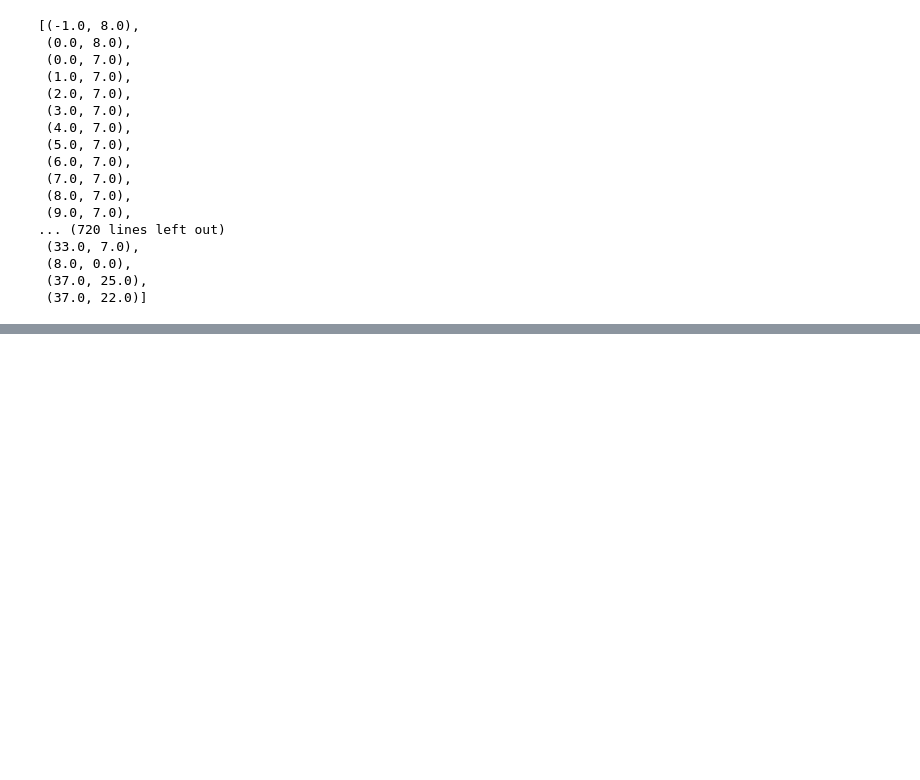
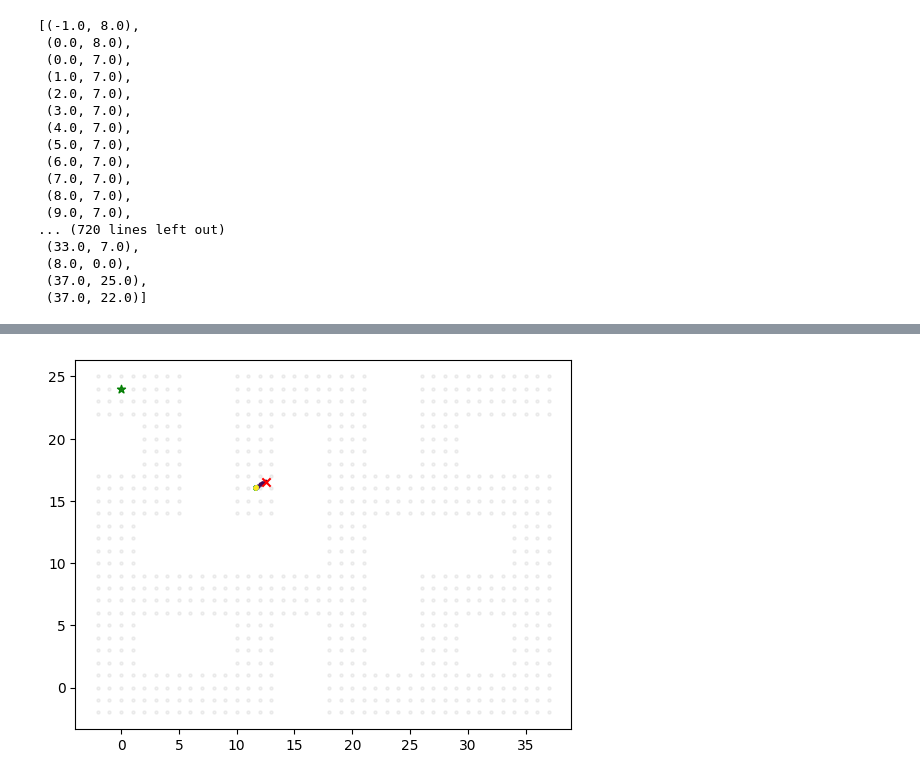
Before and after one commit to jnzhao3/horizon-reduction, a Jupyter notebook: plot_sampled_subgoals.ipynb, the cells around one changed output, grey strips where cells are left out. Saved outputs shown, nothing was run; the diff lists cells and outputs as text; code cells hidden in the pictures; blank space fills up the shorter version.

```diff
--- a/plot_sampled_subgoals.ipynb
+++ b/plot_sampled_subgoals.ipynb
@@ -1006,0 +1197,12 @@ plt.scatter(x=all_cell_points[..., 0], y=all_cell_points[..., 1], s=5, c='gray',
+# %%
+subgoal_buffer = np.asarray(subgoal_buffer)
+
+plt.clf()
+plt.scatter(x=subgoal_buffer[..., 0], y=subgoal_buffer[..., 1], c=np.arange(len(subgoal_buffer)), cmap='viridis', s=5)
+plt.scatter(x=goal[0], y=goal[1], marker='*', c='green')
+plt.scatter(x=start[0], y=start[1], marker='x', c='red')
+
+plt.scatter(x=all_cell_points[..., 0], y=all_cell_points[..., 1], s=5, c='gray', alpha=0.1)
+plt.show()
+# %% [output]
+[figure, added]
```
Also changed, not shown: parts of 12 cells of this notebook.
